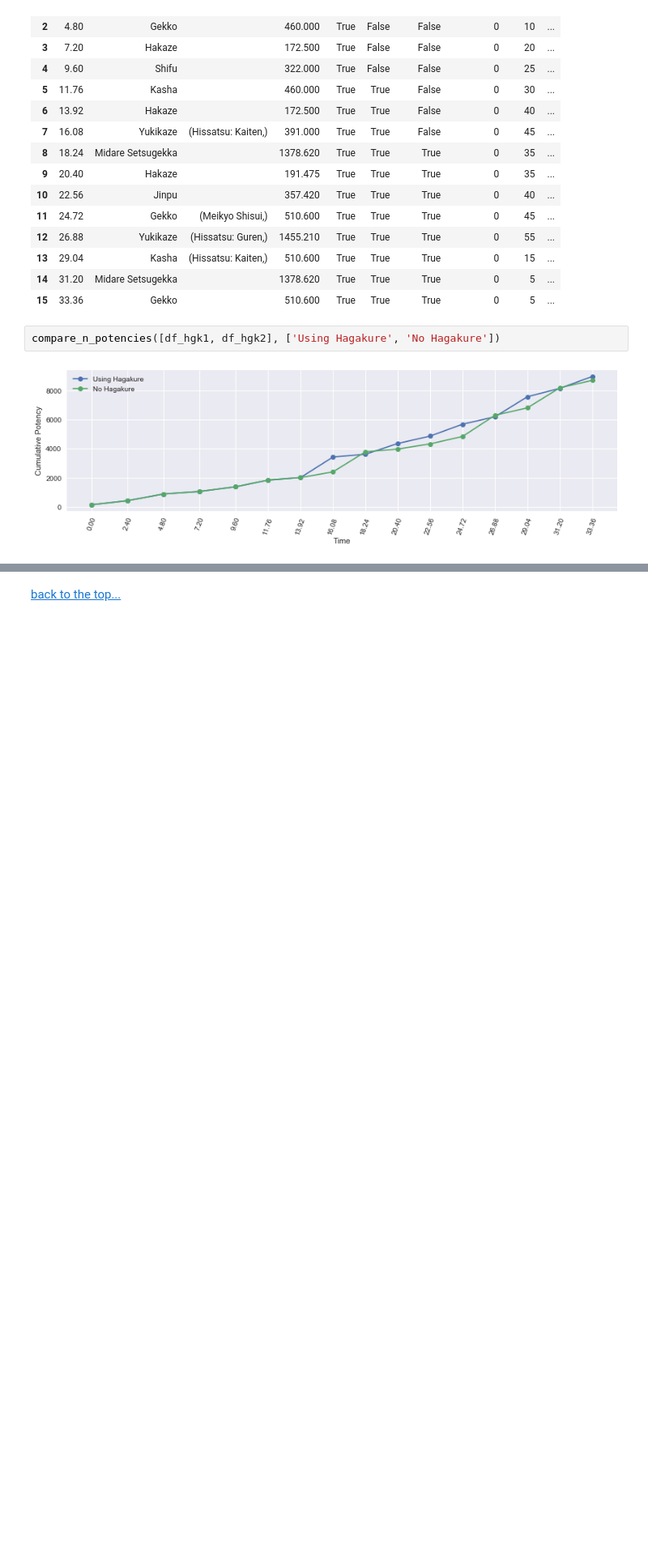
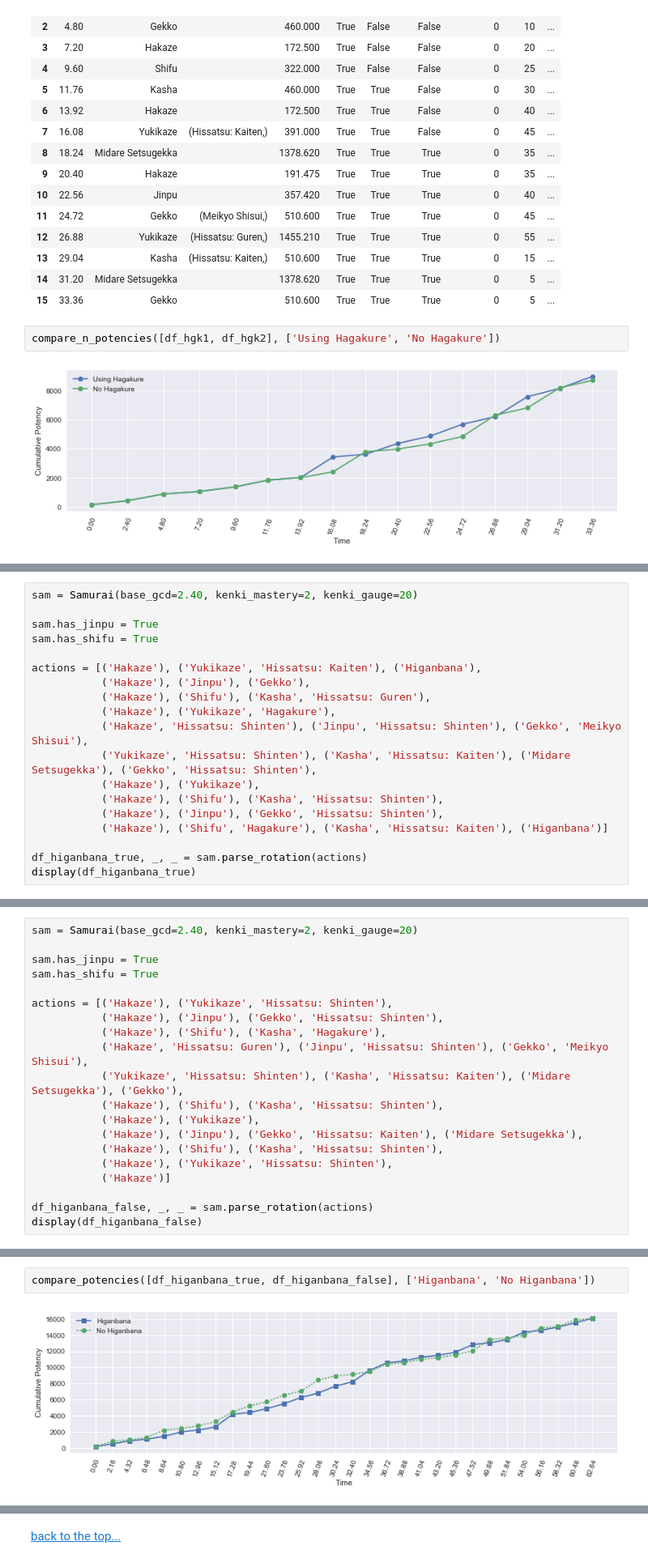
Before and after one commit to rconcep/ffxiv, a Jupyter notebook: sam-by-the-numbers-part-5.ipynb, the cells around one changed output, grey strips where cells are left out. Shown at 81% size. Drawn from its saved outputs; the diff is of its cells as text; blank space fills up the shorter version.

Commit message:
Updated part 5
Added Higanbana section, added to the Hagakure section

```diff
--- a/sam-by-the-numbers-part-5.ipynb
+++ b/sam-by-the-numbers-part-5.ipynb
@@ -597,0 +650,19 @@ To sum up:
+# %%
+sam = Samurai(base_gcd=2.40, kenki_mastery=2, kenki_gauge=20)
+
+sam.has_jinpu = True
+sam.has_shifu = True
+
+actions = [('Hakaze'), ('Yukikaze', 'Hissatsu: Kaiten'), ('Higanbana'),
+           ('Hakaze'), ('Jinpu'), ('Gekko'),
+           ('Hakaze'), ('Shifu'), ('Kasha', 'Hissatsu: Guren'),
+           ('Hakaze'), ('Yukikaze', 'Hagakure'),
+           ('Hakaze', 'Hissatsu: Shinten'), ('Jinpu', 'Hissatsu: Shinten'), ('Gekko', 'Meikyo Shisui'),
+           ('Yukikaze', 'Hissatsu: Shinten'), ('Kasha', 'Hissatsu: Kaiten'), ('Midare Setsugekka'), ('Gekko', 'Hissatsu: Shinten'),
+           ('Hakaze'), ('Yukikaze'),
+           ('Hakaze'), ('Shifu'), ('Kasha', 'Hissatsu: Shinten'),
+           ('Hakaze'), ('Jinpu'), ('Gekko', 'Hissatsu: Shinten'),
+           ('Hakaze'), ('Shifu', 'Hagakure'), ('Kasha', 'Hissatsu: Kaiten'), ('Higanbana')]
+
+df_higanbana_true, _, _ = sam.parse_rotation(actions)
+display(df_higanbana_true)
@@ -597,0 +692,20 @@ To sum up:
+# %%
+sam = Samurai(base_gcd=2.40, kenki_mastery=2, kenki_gauge=20)
+
+sam.has_jinpu = True
+sam.has_shifu = True
+
+actions = [('Hakaze'), ('Yukikaze', 'Hissatsu: Shinten'),
+           ('Hakaze'), ('Jinpu'), ('Gekko', 'Hissatsu: Shinten'),
+           ('Hakaze'), ('Shifu'), ('Kasha', 'Hagakure'),
+           ('Hakaze', 'Hissatsu: Guren'), ('Jinpu', 'Hissatsu: Shinten'), ('Gekko', 'Meikyo Shisui'),
+           ('Yukikaze', 'Hissatsu: Shinten'), ('Kasha', 'Hissatsu: Kaiten'), ('Midare Setsugekka'), ('Gekko'),
+           ('Hakaze'), ('Shifu'), ('Kasha', 'Hissatsu: Shinten'),
+           ('Hakaze'), ('Yukikaze'),
+           ('Hakaze'), ('Jinpu'), ('Gekko', 'Hissatsu: Kaiten'), ('Midare Setsugekka'),
+           ('Hakaze'), ('Shifu'), ('Kasha', 'Hissatsu: Shinten'),
+           ('Hakaze'), ('Yukikaze', 'Hissatsu: Shinten'),
+           ('Hakaze')]
+
+df_higanbana_false, _, _ = sam.parse_rotation(actions)
+display(df_higanbana_false)
@@ -597,0 +732,4 @@ To sum up:
+# %%
+compare_potencies([df_higanbana_true, df_higanbana_false], ['Higanbana', 'No Higanbana'])
+# %% [output]
+[figure, added]
```
Also changed, not shown: parts of 11 cells of this notebook, 9 other files.
